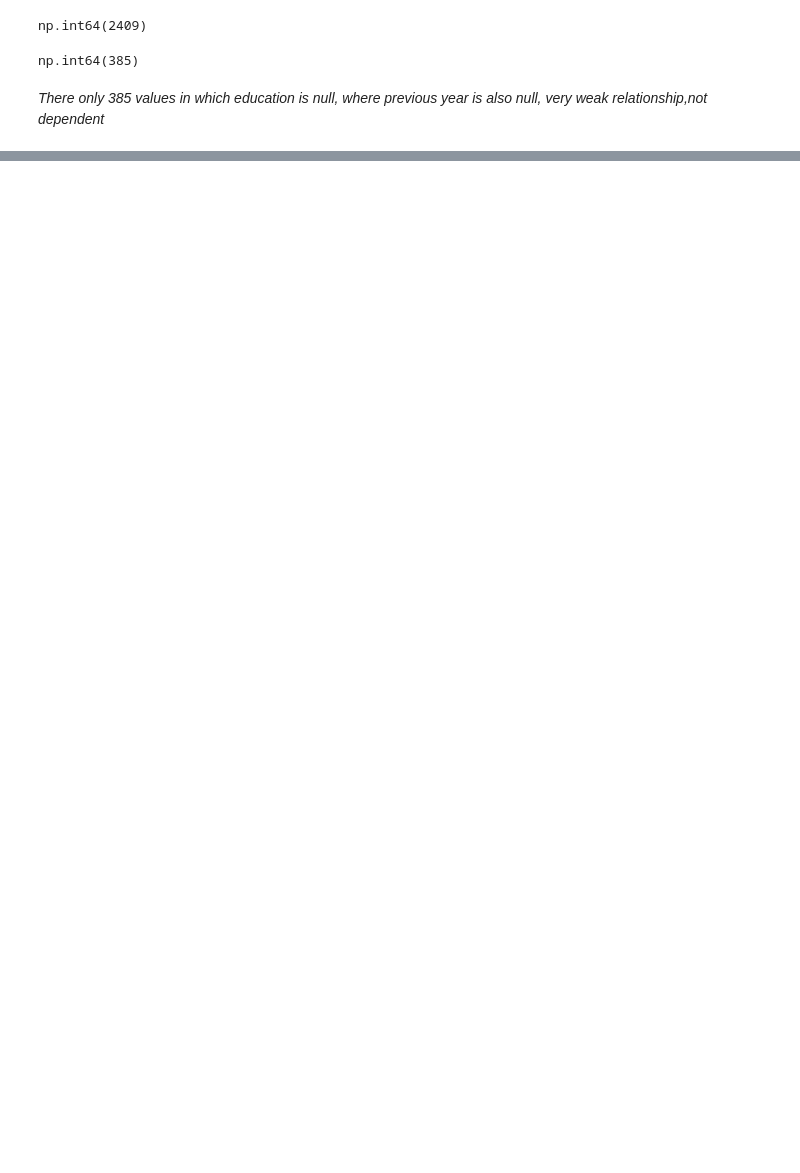
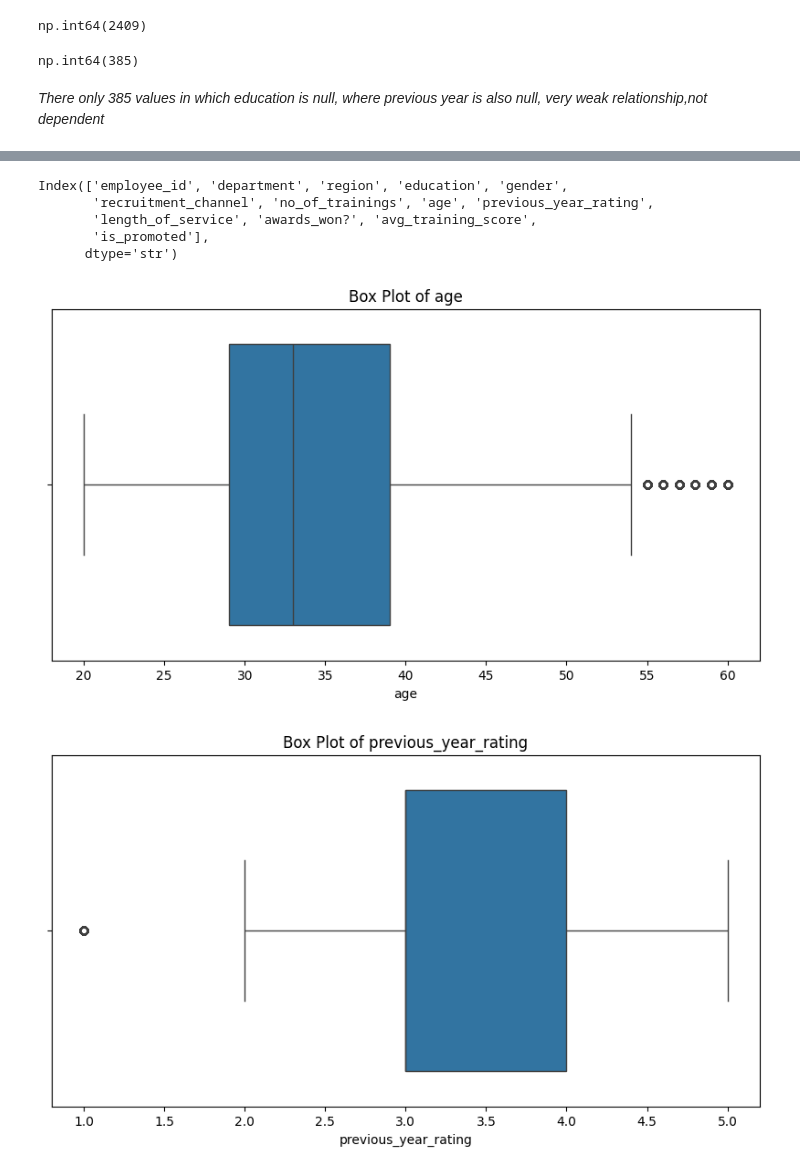
Before and after one commit to Tarun-nagpal07/EDA, a Jupyter notebook: HR_EDA.ipynb, the cells around one changed output, grey strips where cells are left out. Saved outputs shown, nothing was run; the diff lists cells and outputs as text; code cells hidden in the pictures; blank space fills up the shorter version.

```diff
--- a/HR_EDA.ipynb
+++ b/HR_EDA.ipynb
@@ -132,0 +168,8 @@ np.int64(385)
+# %%
+df.columns
+# %% [output]
+Index(['employee_id', 'department', 'region', 'education', 'gender',
+       'recruitment_channel', 'no_of_trainings', 'age', 'previous_year_rating',
+       'length_of_service', 'awards_won?', 'avg_training_score',
+       'is_promoted'],
+      dtype='str')
@@ -132,0 +191,10 @@ np.int64(385)
+# %%
+for col  in ['age', 'previous_year_rating',
+       'length_of_service', 'avg_training_score']:
+    plt.figure(figsize=(10,5))
+    sns.boxplot(x=col, data=df)
+    plt.title(f'Box Plot of {col}')
+    plt.show()
+# %% [output]
+[figure, added]
+[figure, added]
```
Also changed, not shown: parts of 50 cells of this notebook, 2 other files.
